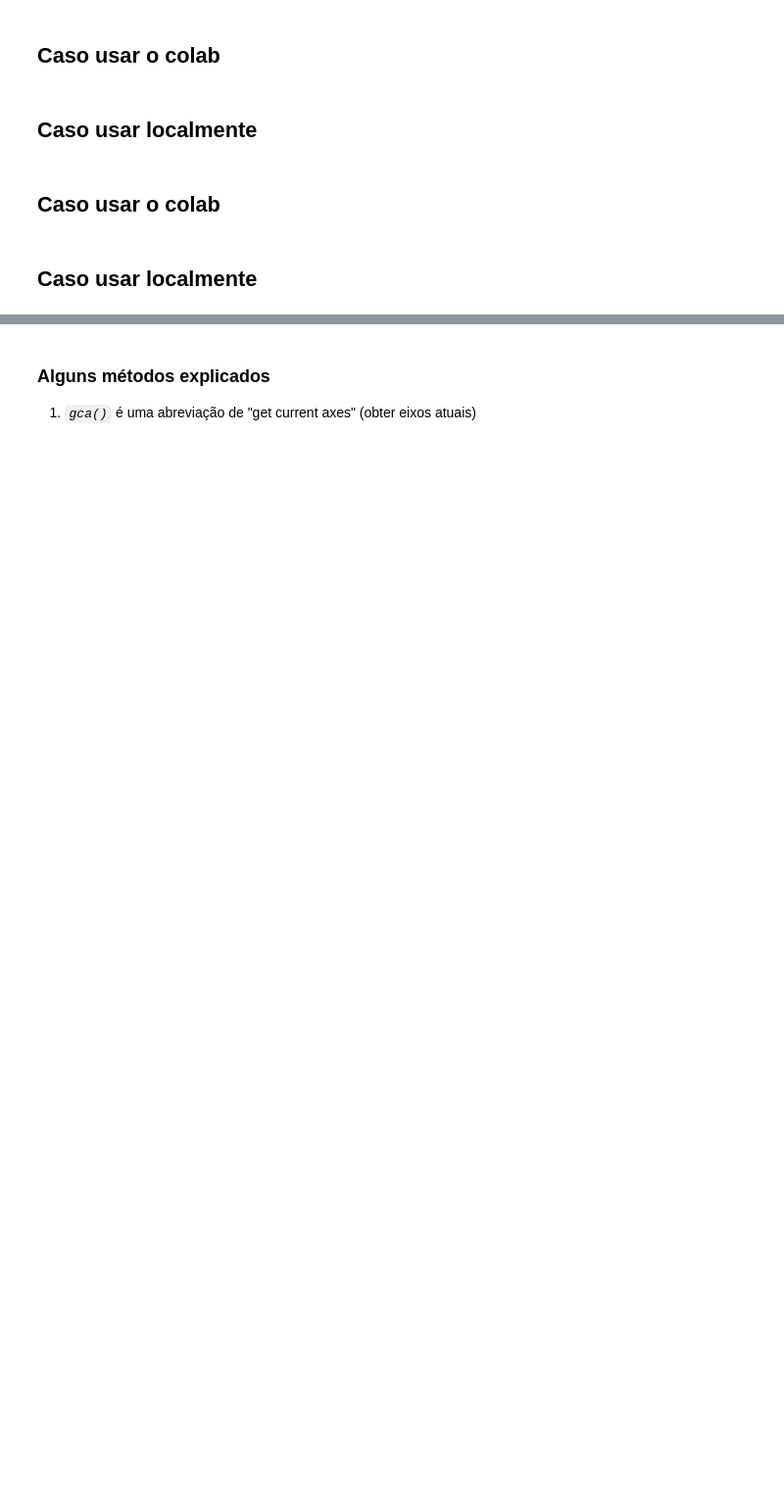
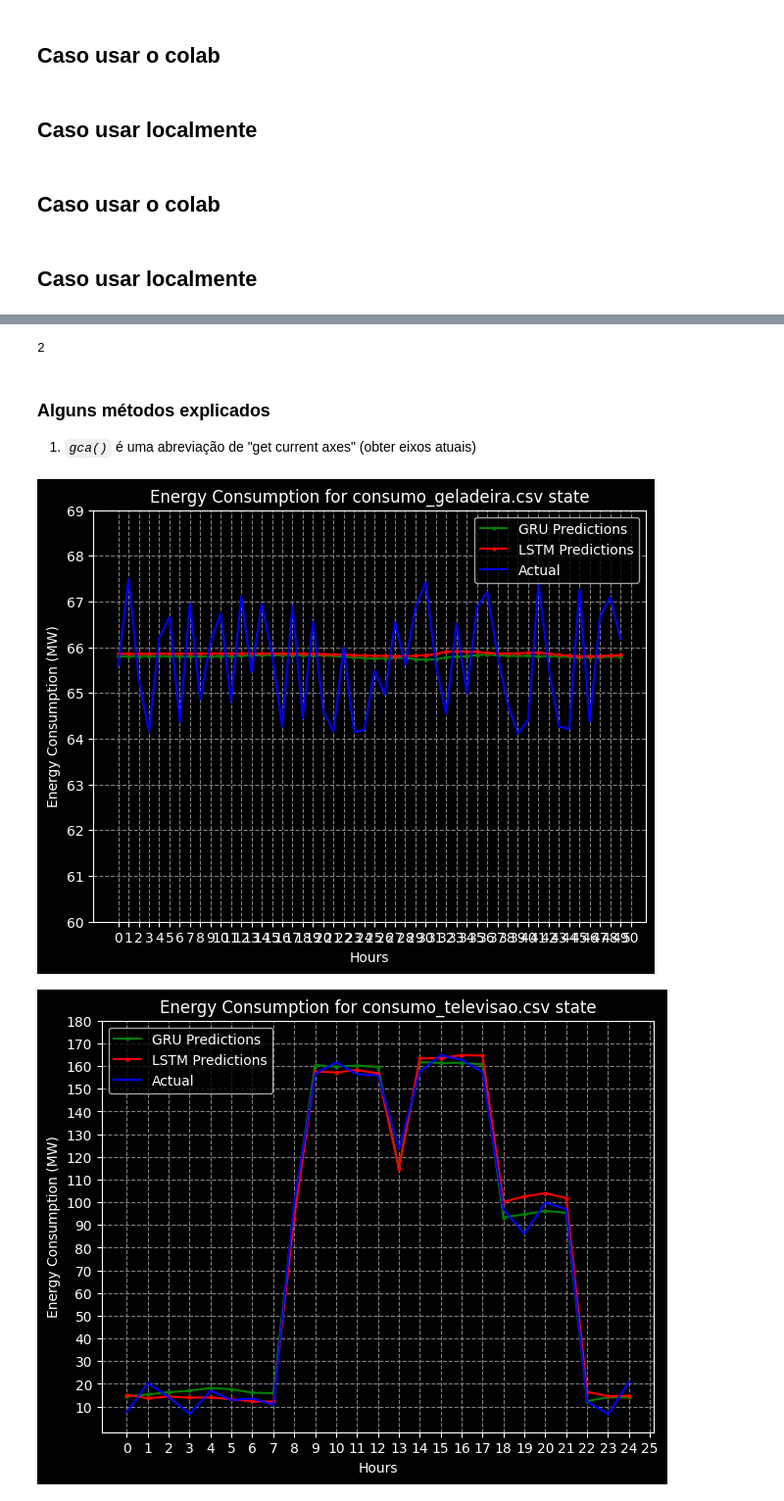
Before and after one commit to PedroLuisDionisioFraga/Power-consumption-prediction-using-LSTM-and-GRU-networks-in-PyTorch, a Jupyter notebook: merging_creator_code_and_my_code.ipynb, the cells around one changed output, grey strips where cells are left out. Shown at 98% size. Saved outputs shown, nothing was run; the diff lists cells and outputs as text; code cells hidden in the pictures; blank space fills up the shorter version.

Commit message:
:white_check_mark: Modelo treinado e finalizado
Na última célula de código eu exibo na tela os gráficos das predições do modelo

```diff
--- a/merging_creator_code_and_my_code.ipynb
+++ b/merging_creator_code_and_my_code.ipynb
@@ -22,5 +22,5 @@ from sklearn.preprocessing import MinMaxScaler
 # %% [markdown]
 ## Caso usar localmente
 # %%
-data_dir = "./data/After Filters"
+data_dir = "./data"
 print(os.listdir(data_dir))
@@ -369,5 +413,7 @@ lstm_outputs, targets, lstm_sMAPE = evaluate(lstm_model, test_x, test_y, label_s
 # %%
 len(gru_outputs)  # list of predicted output file for each state (each element has a 1d array for that state)
+# %% [output]
+2
 # %%
 states_list = list(test_x.keys())
 # %% [markdown]
@@ -376,64 +422,59 @@ states_list = list(test_x.keys())
 # %%
 import matplotlib.pyplot as plt
 
-rangeAbscissaAxisToOutput1 = 25
+rangeAbscissaAxisToOutput1 = 50
 
-plt.figure(figsize=(18, 14))
+plt.figure(figsize=(16, 12))
 plt.subplot(2, 2, 1)
 
-outputGRU = gru_outputs[0][-rangeAbscissaAxisToOutput1:]
-
 #* Output 1
-plt.plot(outputGRU, "-o", color="g", label="GRU Predictions", markersize=2)
+plt.plot(gru_outputs[0][-rangeAbscissaAxisToOutput1:], "-o", color="g", label="GRU Predictions", markersize=2)
 plt.plot(lstm_outputs[0][-rangeAbscissaAxisToOutput1:], "-o", color="r", label="LSTM Predictions", markersize=2)
 plt.plot(targets[0][-rangeAbscissaAxisToOutput1:], color="b", label="Actual")
-
-plt.yticks(np.arange(10, 180 + 1, 10))
-plt.xticks(np.arange(0, rangeAbscissaAxisToOutput1 + 1, 1))
-plt.grid(True, color='gray', linestyle='dashed', linewidth=0.8)
-
-plt.legend()
 
 # Unidade de medida dos eixos
 plt.ylabel("Energy Consumption (MW)")
 plt.xlabel("Hours")  # Eu, Pedro Luis, criei isso pra por no artigo
 plt.title(f"Energy Consumption for {states_list[0]} state")
 
-plt.yticks(np.arange(10, 180 + 1, 10))
+plt.yticks(np.arange(60, 70, 1))
 plt.xticks(np.arange(0, rangeAbscissaAxisToOutput1 + 1, 1))
 plt.grid(True, color='gray', linestyle='dashed', linewidth=0.8)
 
 plt.legend()
 
-#* Output 2
-
-# rangeAbscissaAxisToOutput2 = 25
-
-# plt.figure(figsize=(18, 14))
-# plt.subplot(2, 2, 1)
-
-# outputGRU = gru_outputs[0][-rangeAbscissaAxisToOutput2:]
-# plt.plot(gru_outputs[1][-rangeAbscissaAxisToOutput2:], "-o", color="g", label="GRU Predictions", markersize=2)
-# plt.plot(lstm_outputs[1][-rangeAbscissaAxisToOutput2:], "-o", color="r", label="LSTM Predictions", markersize=2)
-# plt.plot(targets[1][-rangeAbscissaAxisToOutput2:], color="b", label="Actual")
-
-# plt.ylabel("Energy Consumption (MW)")
-# plt.xlabel("Hours")  #
-# plt.title(f"Energy Consumption for {states_list[1]} state")
-
-# plt.yticks(np.arange(10, 180 + 1, 10))
-# plt.xticks(np.arange(0, rangeAbscissaAxisToOutput2 + 1, 1))
-# plt.grid(True, color='gray', linestyle='dashed', linewidth=0.8)
-
-# plt.legend()
+# Mostra o gráfico
+plt.show()
 
 
+#* Output 2
+rangeAbscissaAxisToOutput2 = 25
+
+plt.figure(figsize=(16, 12))
+plt.subplot(2, 2, 1)
+
+plt.plot(gru_outputs[1][-rangeAbscissaAxisToOutput2:], "-o", color="g", label="GRU Predictions", markersize=2)
+plt.plot(lstm_outputs[1][-rangeAbscissaAxisToOutput2:], "-o", color="r", label="LSTM Predictions", markersize=2)
+plt.plot(targets[1][-rangeAbscissaAxisToOutput2:], color="b", label="Actual")
+
+plt.ylabel("Energy Consumption (MW)")
+plt.xlabel("Hours")  #
+plt.title(f"Energy Consumption for {states_list[1]} state")
+
+plt.yticks(np.arange(10, 180 + 1, 10))
+plt.xticks(np.arange(0, rangeAbscissaAxisToOutput2 + 1, 1))
+plt.grid(True, color='gray', linestyle='dashed', linewidth=0.8)
+
+plt.legend()
 
 
 # Personalizar a cor da grade, peguei do gpt, n sei como funciona
 # plt.gca().yaxis.grid(True, color='gray', linestyle='dashed', linewidth=0.8)
 # plt.gca().xaxis.grid(True, color='gray', linestyle='dashed', linewidth=0.8)
 # plt.grid(True, color='gray', linestyle='dashed', linewidth=0.8)
 
 # Mostra o gráfico
 plt.show()
+# %% [output]
+[figure, added]
+[figure, added]
```
Also changed, not shown: parts of 9 cells of this notebook.
